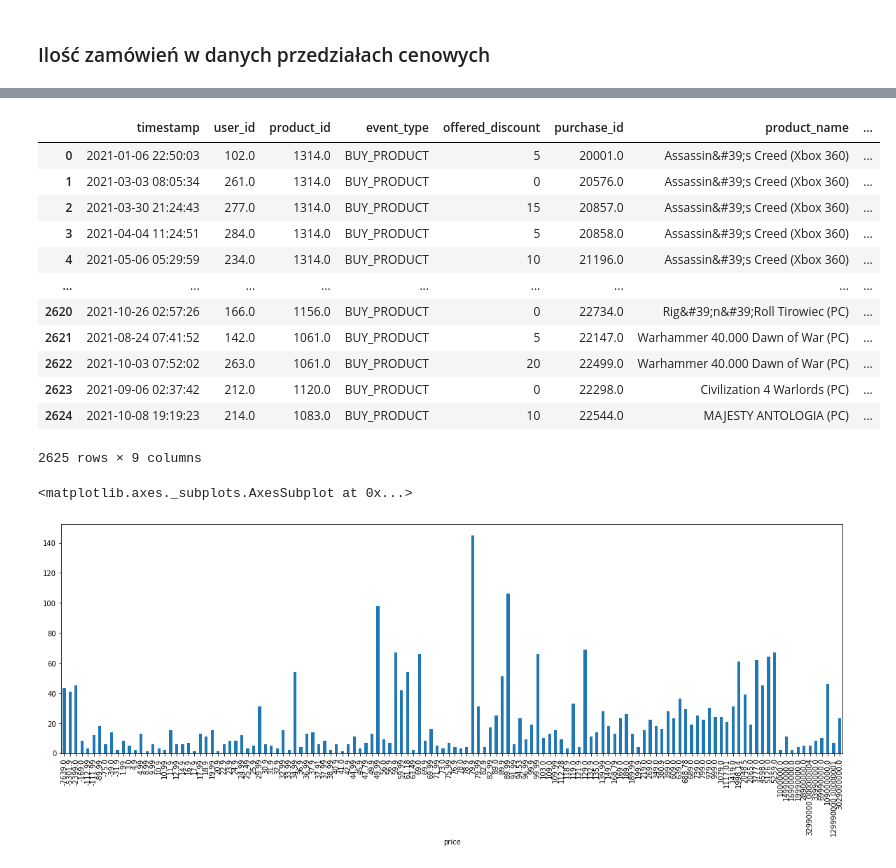
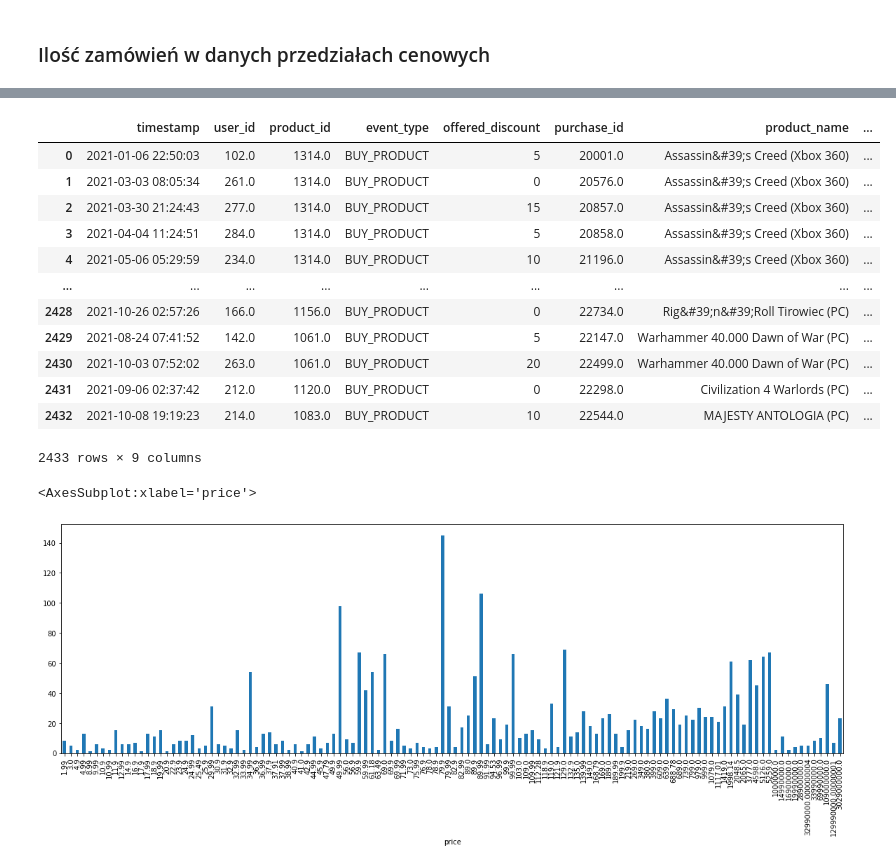
Before and after one commit to Rolkarolka/Delivery-optimization, a Jupyter notebook: notebooks/data_analysis.ipynb, the cells around one changed output, grey strips where cells are left out. Saved outputs shown, nothing was run; the diff lists cells and outputs as text; code cells hidden in the pictures.

```diff
--- a/notebooks/data_analysis.ipynb
+++ b/notebooks/data_analysis.ipynb
@@ -56,10 +45,10 @@ Additional data:
 # %%
-df = pd.read_json("./../data/raw/products.jsonl", lines=True)
-df.set_index('product_id', inplace=True)
-df = df.replace([np.inf, -np.inf], np.nan)
-df = df.dropna(subset=["price"])
-df = df[df.price >= 0]
-df
+product_df = pd.read_json("./../data/raw/products.jsonl", lines=True)
+product_df.set_index('product_id', inplace=True)
+product_df = product_df.replace([np.inf, -np.inf], np.nan)
+product_df = product_df.dropna(subset=["price"])
+product_df = product_df[product_df.price >= 0]
+product_df
 # %% [output]
 |  | product_name | category_path | price |
 | product_id |  |  |  |
@@ -82,0 +71,4 @@ Questions: Jak zniżka wpływa na szybkie zniknięcie towaru z magazynu? Jeśli
+# %%
+sessions_df = pd.read_json("./../data/raw/sessions.jsonl", lines=True)
+sessions_df.set_index('session_id', inplace=True)
+sessions_df
@@ -278,0 +159,3 @@ df_product
+# %%
+bought_product_df = sessions_df[sessions_df['event_type'] == "BUY_PRODUCT"]
+bought_product_df
@@ -279,23 +177,23 @@ df_product
 # %%
-df = pd.merge(df_price, df_product, on='product_id', how='inner')
+df = pd.merge(bought_product_df, product_df, on='product_id', how='inner')
 df
 # %% [output]
 |  | timestamp | user_id | product_id | event_type | offered_discount | purchase_id | product_name | ... |
 | 0 | 2021-01-06 22:50:03 | 102.0 | 1314.0 | BUY_PRODUCT | 5 | 20001.0 | Assassin&#39;s Creed (Xbox 360) | ... |
 | 1 | 2021-03-03 08:05:34 | 261.0 | 1314.0 | BUY_PRODUCT | 0 | 20576.0 | Assassin&#39;s Creed (Xbox 360) | ... |
 | 2 | 2021-03-30 21:24:43 | 277.0 | 1314.0 | BUY_PRODUCT | 15 | 20857.0 | Assassin&#39;s Creed (Xbox 360) | ... |
 | 3 | 2021-04-04 11:24:51 | 284.0 | 1314.0 | BUY_PRODUCT | 5 | 20858.0 | Assassin&#39;s Creed (Xbox 360) | ... |
 | 4 | 2021-05-06 05:29:59 | 234.0 | 1314.0 | BUY_PRODUCT | 10 | 21196.0 | Assassin&#39;s Creed (Xbox 360) | ... |
 | ... | ... | ... | ... | ... | ... | ... | ... | ... |
-| 2620 | 2021-10-26 02:57:26 | 166.0 | 1156.0 | BUY_PRODUCT | 0 | 22734.0 | Rig&#39;n&#39;Roll Tirowiec (PC) | ... |
-| 2621 | 2021-08-24 07:41:52 | 142.0 | 1061.0 | BUY_PRODUCT | 5 | 22147.0 | Warhammer 40.000 Dawn of War (PC) | ... |
-| 2622 | 2021-10-03 07:52:02 | 263.0 | 1061.0 | BUY_PRODUCT | 20 | 22499.0 | Warhammer 40.000 Dawn of War (PC) | ... |
-| 2623 | 2021-09-06 02:37:42 | 212.0 | 1120.0 | BUY_PRODUCT | 0 | 22298.0 | Civilization 4 Warlords (PC) | ... |
-| 2624 | 2021-10-08 19:19:23 | 214.0 | 1083.0 | BUY_PRODUCT | 10 | 22544.0 | MAJESTY ANTOLOGIA (PC) | ... |
+| 2428 | 2021-10-26 02:57:26 | 166.0 | 1156.0 | BUY_PRODUCT | 0 | 22734.0 | Rig&#39;n&#39;Roll Tirowiec (PC) | ... |
+| 2429 | 2021-08-24 07:41:52 | 142.0 | 1061.0 | BUY_PRODUCT | 5 | 22147.0 | Warhammer 40.000 Dawn of War (PC) | ... |
+| 2430 | 2021-10-03 07:52:02 | 263.0 | 1061.0 | BUY_PRODUCT | 20 | 22499.0 | Warhammer 40.000 Dawn of War (PC) | ... |
+| 2431 | 2021-09-06 02:37:42 | 212.0 | 1120.0 | BUY_PRODUCT | 0 | 22298.0 | Civilization 4 Warlords (PC) | ... |
+| 2432 | 2021-10-08 19:19:23 | 214.0 | 1083.0 | BUY_PRODUCT | 10 | 22544.0 | MAJESTY ANTOLOGIA (PC) | ... |
-2625 rows × 9 columns
+2433 rows × 9 columns
 # %%
 fig, axs = plt.subplots(figsize=(20, 6))
 df.groupby(df["price"])["price"].count().plot(kind='bar', rot=90, ax=axs) # do skonsultowania jak chcemy grupować
 # %% [output]
-<matplotlib.axes._subplots.AxesSubplot at 0x...>
+<AxesSubplot:xlabel='price'>
-[figure, old version]
+[figure, new version]
```
Also changed, not shown: parts of 21 cells of this notebook, 3 other files.
